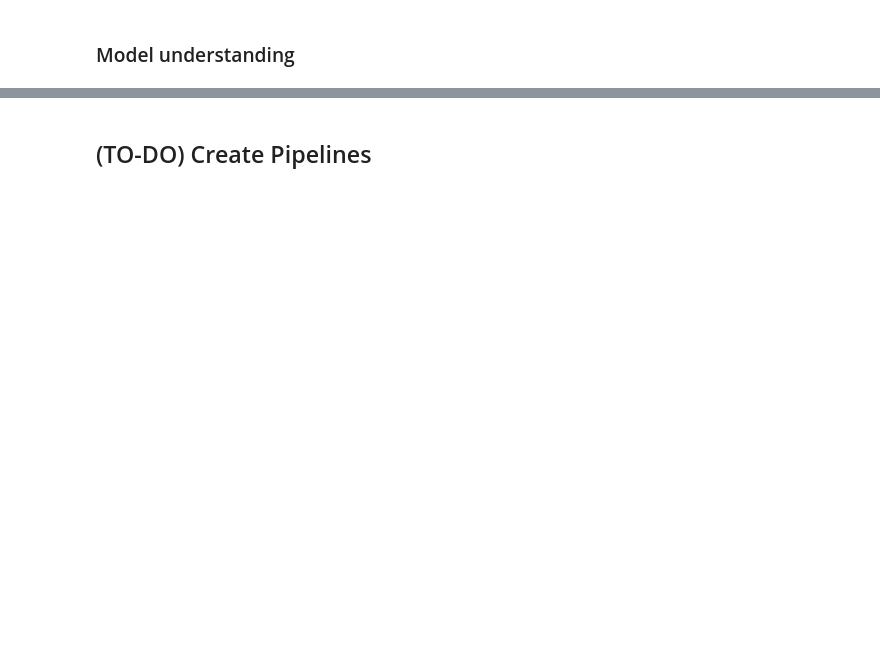
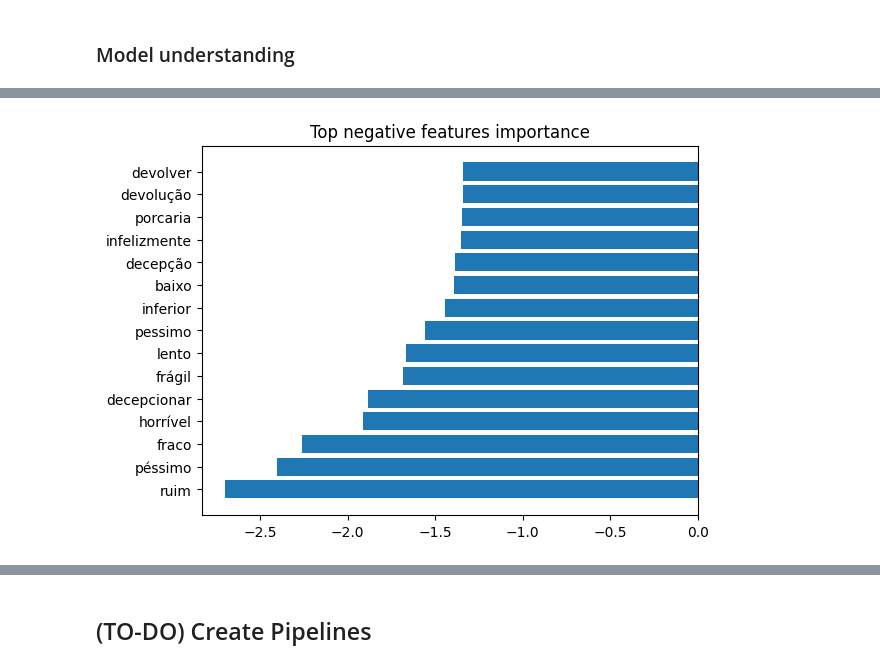
Before and after one commit to gabrielhazeredo/nlp-test-neoway, a Jupyter notebook: analysis/notebooks/modelling.ipynb, the cells around one changed output, grey strips where cells are left out. Drawn from its saved outputs; the diff is of its cells as text; code cells hidden in the pictures; blank space fills up the shorter version.

```diff
--- a/analysis/notebooks/modelling.ipynb
+++ b/analysis/notebooks/modelling.ipynb
@@ -441,0 +454,4 @@ AttributeError: 'LinearSVC' object has no attribute 'feature_importances_'
+# %%
+f_importances(svc_grid.best_estimator_.named_steps["svc"].coef_[0], svc_grid.best_estimator_.named_steps["tfidf"].get_feature_names_out(), top=False) # type: ignore
+# %% [output]
+[figure, added]
```
Also changed, not shown: parts of 17 cells of this notebook.
